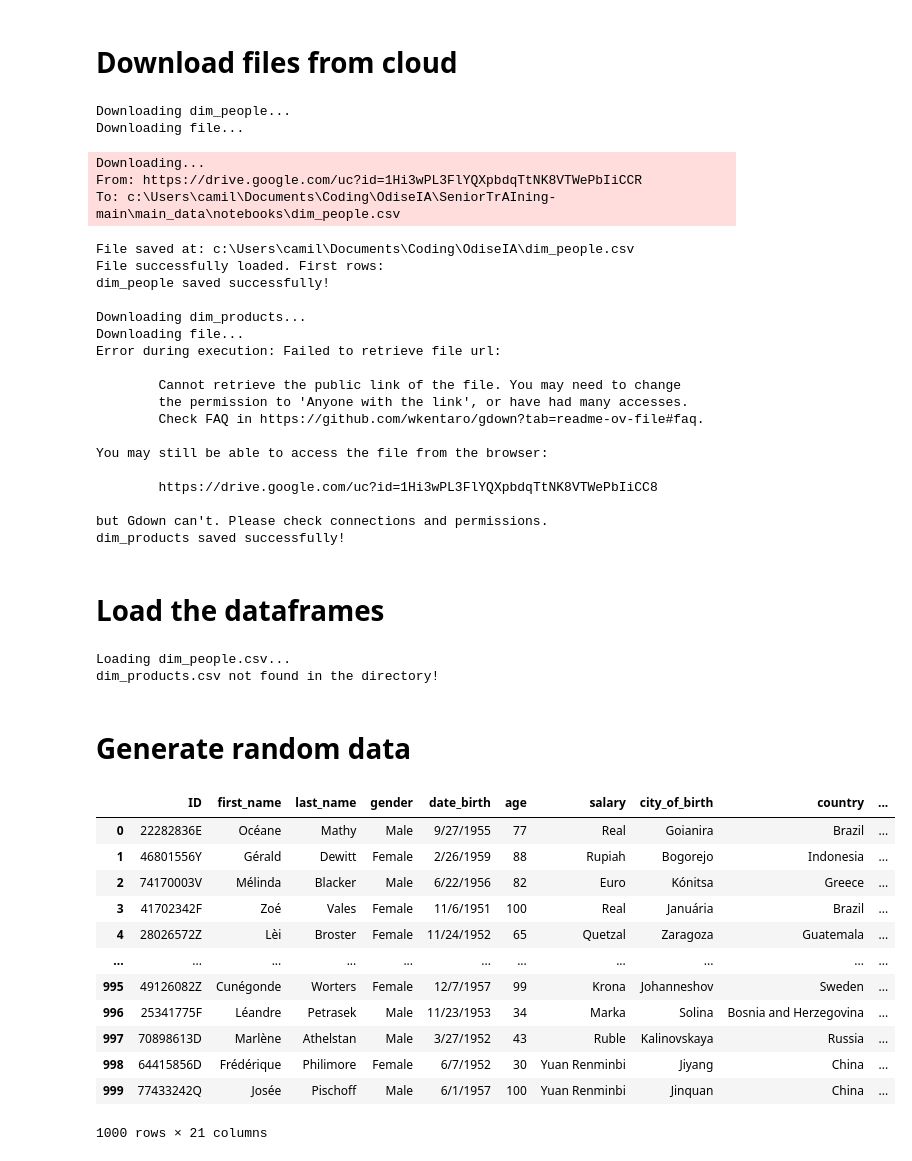
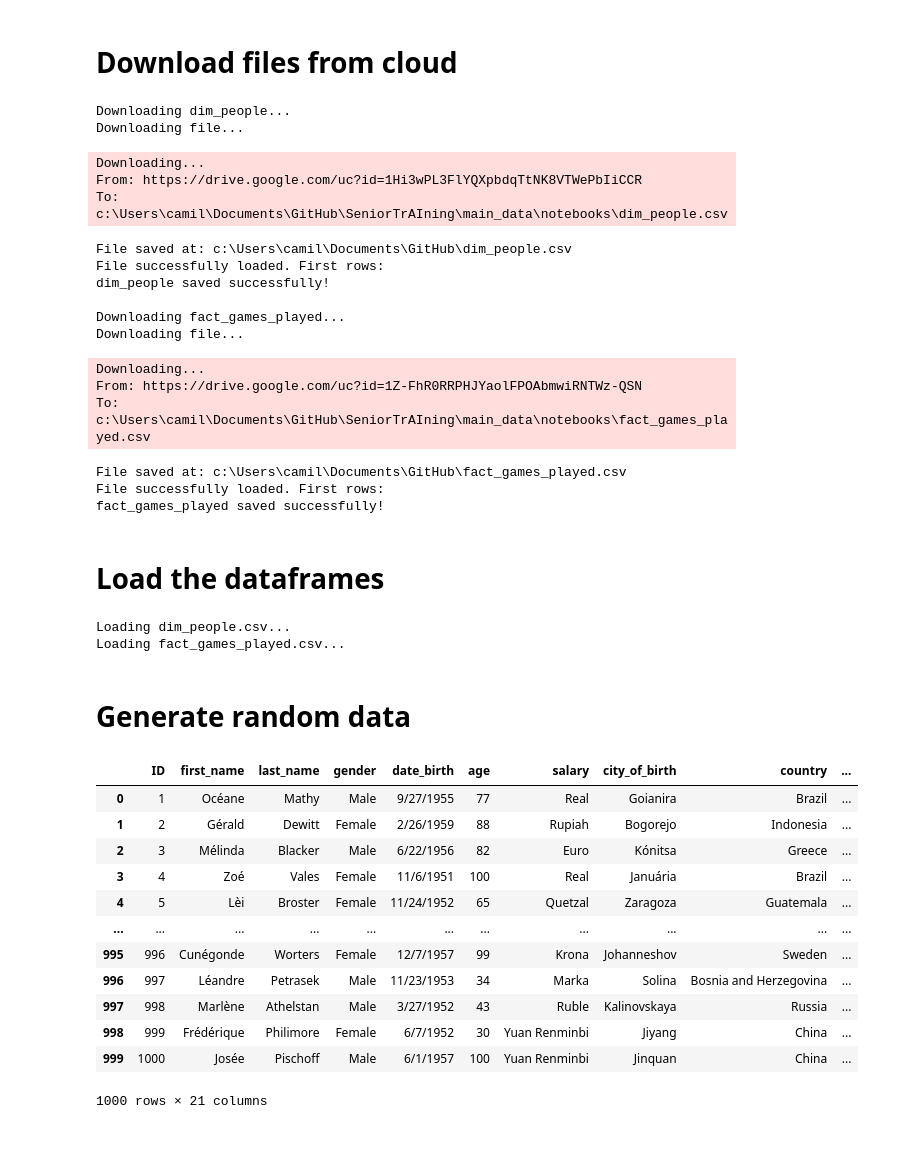
Before and after one commit to carmenvilanova/SeniorTrAIning, a Jupyter notebook: main_data/notebooks/main_notebook.ipynb, the cells around one changed output. Cells and saved outputs as stored; diff of their text form; code cells hidden in the pictures.

Commit message:
Backend data module update 0.2
Updating notebooks for generate age, random information of languages

```diff
--- a/main_data/notebooks/main_notebook.ipynb
+++ b/main_data/notebooks/main_notebook.ipynb
@@ -23,7 +24,7 @@ import random_data_generator
 # File IDs dictionary
 file_ids = {
     "dim_people": "1Hi3wPL3FlYQXpbdqTtNK8VTWePbIiCCR",
-    "dim_products": "1Hi3wPL3FlYQXpbdqTtNK8VTWePbIiCC8",
+    "fact_games_played": "1Z-FhR0RRPHJYaolFPOAbmwiRNTWz-QSN",
 }
 
 # Get the path two levels up from the current working directory
@@ -45,49 +46,43 @@ Downloading dim_people...
 Downloading file...
 Downloading...
 From: https://drive.google.com/uc?id=1Hi3wPL3FlYQXpbdqTtNK8VTWePbIiCCR
-To: c:\Users\camil\Documents\Coding\OdiseIA\SeniorTrAIning-main\main_data\notebooks\dim_people.csv
+To: c:\Users\camil\Documents\GitHub\SeniorTrAIning\main_data\notebooks\dim_people.csv
-File saved at: c:\Users\camil\Documents\Coding\OdiseIA\dim_people.csv
+File saved at: c:\Users\camil\Documents\GitHub\dim_people.csv
 File successfully loaded. First rows:
 dim_people saved successfully!
 
-Downloading dim_products...
+Downloading fact_games_played...
 Downloading file...
-Error during execution: Failed to retrieve file url:
-
-        Cannot retrieve the public link of the file. You may need to change
-        the permission to 'Anyone with the link', or have had many accesses.
-        Check FAQ in https://github.com/wkentaro/gdown?tab=readme-ov-file#faq.
-
-You may still be able to access the file from the browser:
-
-        https://drive.google.com/uc?id=1Hi3wPL3FlYQXpbdqTtNK8VTWePbIiCC8
-
-but Gdown can't. Please check connections and permissions.
-dim_products saved successfully!
+Downloading...
+From: https://drive.google.com/uc?id=1Z-FhR0RRPHJYaolFPOAbmwiRNTWz-QSN
+To: c:\Users\camil\Documents\GitHub\SeniorTrAIning\main_data\notebooks\fact_games_played.csv
+File saved at: c:\Users\camil\Documents\GitHub\fact_games_played.csv
+File successfully loaded. First rows:
+fact_games_played saved successfully!
 # %% [markdown]
 # Load the dataframes
 # %%
 dict_dfs = download_datasets.opening_dataframes(file_ids, base_path)
 # %% [output]
 Loading dim_people.csv...
-dim_products.csv not found in the directory!
+Loading fact_games_played.csv...
 # %% [markdown]
 # Generate random data
 # %%
-random_data_generator.generate_dni_list(dict_dfs['dim_people'])
+random_data_generator.change_id_to_autoincrement(dict_dfs['dim_people'])
 # %% [output]
 |  | ID | first_name | last_name | gender | date_birth | age | salary | city_of_birth | country | ... |
-| 0 | 22282836E | Océane | Mathy | Male | 9/27/1955 | 77 | Real | Goianira | Brazil | ... |
-| 1 | 46801556Y | Gérald | Dewitt | Female | 2/26/1959 | 88 | Rupiah | Bogorejo | Indonesia | ... |
-| 2 | 74170003V | Mélinda | Blacker | Male | 6/22/1956 | 82 | Euro | Kónitsa | Greece | ... |
-| 3 | 41702342F | Zoé | Vales | Female | 11/6/1951 | 100 | Real | Januária | Brazil | ... |
-| 4 | 28026572Z | Lèi | Broster | Female | 11/24/1952 | 65 | Quetzal | Zaragoza | Guatemala | ... |
+| 0 | 1 | Océane | Mathy | Male | 9/27/1955 | 77 | Real | Goianira | Brazil | ... |
+| 1 | 2 | Gérald | Dewitt | Female | 2/26/1959 | 88 | Rupiah | Bogorejo | Indonesia | ... |
+| 2 | 3 | Mélinda | Blacker | Male | 6/22/1956 | 82 | Euro | Kónitsa | Greece | ... |
+| 3 | 4 | Zoé | Vales | Female | 11/6/1951 | 100 | Real | Januária | Brazil | ... |
+| 4 | 5 | Lèi | Broster | Female | 11/24/1952 | 65 | Quetzal | Zaragoza | Guatemala | ... |
 | ... | ... | ... | ... | ... | ... | ... | ... | ... | ... | ... |
-| 995 | 49126082Z | Cunégonde | Worters | Female | 12/7/1957 | 99 | Krona | Johanneshov | Sweden | ... |
-| 996 | 25341775F | Léandre | Petrasek | Male | 11/23/1953 | 34 | Marka | Solina | Bosnia and Herzegovina | ... |
-| 997 | 70898613D | Marlène | Athelstan | Male | 3/27/1952 | 43 | Ruble | Kalinovskaya | Russia | ... |
-| 998 | 64415856D | Frédérique | Philimore | Female | 6/7/1952 | 30 | Yuan Renminbi | Jiyang | China | ... |
-| 999 | 77433242Q | Josée | Pischoff | Male | 6/1/1957 | 100 | Yuan Renminbi | Jinquan | China | ... |
+| 995 | 996 | Cunégonde | Worters | Female | 12/7/1957 | 99 | Krona | Johanneshov | Sweden | ... |
+| 996 | 997 | Léandre | Petrasek | Male | 11/23/1953 | 34 | Marka | Solina | Bosnia and Herzegovina | ... |
+| 997 | 998 | Marlène | Athelstan | Male | 3/27/1952 | 43 | Ruble | Kalinovskaya | Russia | ... |
+| 998 | 999 | Frédérique | Philimore | Female | 6/7/1952 | 30 | Yuan Renminbi | Jiyang | China | ... |
+| 999 | 1000 | Josée | Pischoff | Male | 6/1/1957 | 100 | Yuan Renminbi | Jinquan | China | ... |
 1000 rows × 21 columns
 # %%
 dataset_controls.calculate_age(dict_dfs['dim_people'], 'date_birth')
```
Also changed, not shown: parts of 11 cells of this notebook, 3 other files.
